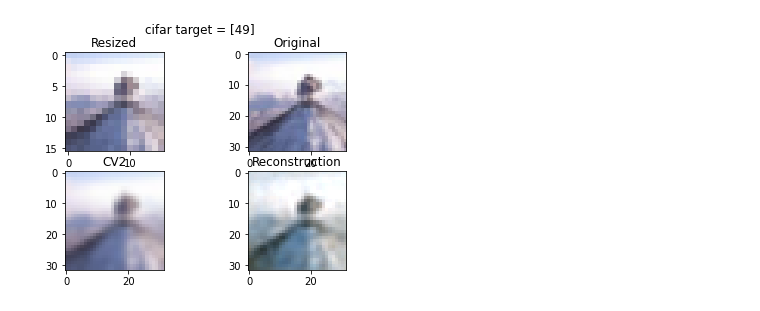
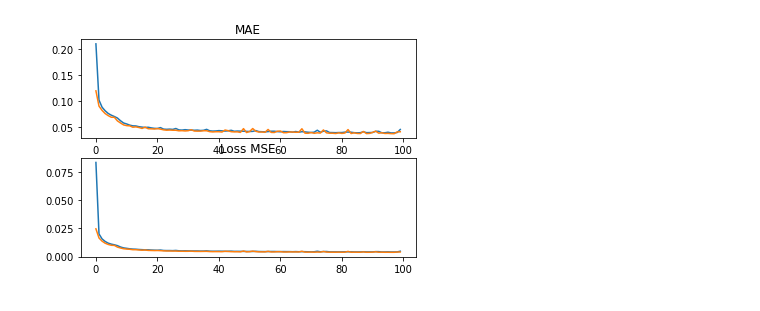
Before and after one commit to Tub1s/super-resolution-app, a Jupyter notebook: notebooks/ConvT.ipynb, the cells around one changed output. Saved outputs shown, nothing was run; the diff lists cells and outputs as text; code cells hidden in the pictures.

```diff
--- a/notebooks/ConvT.ipynb
+++ b/notebooks/ConvT.ipynb
@@ -9,4 +34,15 @@ import cv2
 # %%
+def plot_loss(history):
+    plt.subplot(2, 1, 1)
+    plt.title("MAE")
+    plt.plot(history.history['mean_absolute_error'])
+    plt.plot(history.history['val_mean_absolute_error'])
+    plt.subplot(2, 1, 2)
+    plt.title("Loss MSE")
+    plt.plot(history.history['loss'])
+    plt.plot(history.history['val_loss'])
+    plt.show()
+
 def upSampling():
   model = Sequential()
   model.add(Conv2D(32, (2, 2), activation='relu', kernel_initializer='he_uniform', padding='same', input_shape=dim))
@@ -32,38 +68,41 @@ def convT():
   model.add(Conv2D(8, kernel_size=(3, 3), activation='relu', kernel_initializer='he_normal'))
   model.add(Conv2DTranspose(8, kernel_size=(3,3), activation='relu', kernel_initializer='he_normal'))
   model.add(Conv2DTranspose(16, kernel_size=(3,3), activation='relu', kernel_initializer='he_normal'))
+  model.add(Conv2DTranspose(16, kernel_size=(3,3), activation='relu', kernel_initializer='he_normal'))
+  model.add(Conv2DTranspose(32, kernel_size=(2,2), strides=(2,2), activation='relu', kernel_initializer='he_normal'))
+  model.add(Conv2DTranspose(32, kernel_size=(2,2), strides=(2,2), activation='relu', kernel_initializer='he_normal'))
   model.add(Conv2DTranspose(32, kernel_size=(3,3), activation='relu', kernel_initializer='he_normal'))
-  model.add(Conv2DTranspose(32, kernel_size=(2,2), strides=(2,2), activation='relu', kernel_initializer='he_normal'))
   model.add(Conv2D(3, kernel_size=(3, 3), activation='linear', padding='same'))
   model.summary()
   return model
 # %%
 # Model configuration
-resize_value = 2
+resize_value = 4
 batch_size = 32
-no_epochs = 25
+no_epochs = 100
 validation_split = 0.2
 
 # Load Cifar dataset
-(input_train_orginal, target_train), (input_test_orginal, target_test) = cifar100.load_data()
-img_width, img_height, img_dim = input_train_orginal.shape[1], input_train_orginal.shape[2], input_train_orginal.shape[3]
+# (input_train_orginal, targinput_test_orginalet_train), (input_test_orginal, target_test) = cifar100.load_data()
+input_train_orginal, input_test_orginal = load_data(2000)
+img_height, img_width, img_dim = input_train_orginal.shape[1], input_train_orginal.shape[2], input_train_orginal.shape[3]
 
 # Resize data
-dim = (img_width//resize_value, img_height//resize_value, img_dim)
+dim = (img_height//resize_value, img_width//resize_value, img_dim)
 input_train = np.zeros((input_train_orginal.shape[0], dim[0], dim[1], dim[2]))
 for i in range(input_train.shape[0]):
-  input_train[i] = cv2.resize(input_train_orginal[i], dim[:2])
+  input_train[i] = cv2.resize(input_train_orginal[i], (dim[1], dim[0]))
 
 input_test = np.zeros((input_test_orginal.shape[0], dim[0], dim[1], dim[2]))
 for i in range(input_test.shape[0]):
-  input_test[i] = cv2.resize(input_test_orginal[i], dim[:2])
+  input_test[i] = cv2.resize(input_test_orginal[i], (dim[1], dim[0]))
 
 # Reshape data
 input_train = input_train.reshape(input_train.shape[0], dim[0], dim[1], dim[2])
 input_test = input_test.reshape(input_test.shape[0], dim[0], dim[1], dim[2])
 
-input_train_y = input_train_orginal.reshape(input_train_orginal.shape[0], img_width, img_height, dim[2])
-input_test_y = input_test_orginal.reshape(input_test_orginal.shape[0], img_width, img_height, dim[2])
+input_train_y = input_train_orginal.reshape(input_train_orginal.shape[0], img_height, img_width, dim[2])
+input_test_y = input_test_orginal.reshape(input_test_orginal.shape[0], img_height, img_width, dim[2])
 
 # Parse numbers as floats
 input_train = input_train.astype('float32')
@@ -85,41 +124,41 @@ model = convT()
 
 
 # Compile and fit data
-model.compile(optimizer='adam', loss='mean_squared_error')
-model.fit(input_train, input_train_y,
+model.compile(optimizer='adam', loss='mean_squared_error', metrics=['mean_absolute_error'])
+history = model.fit(input_train, input_train_y,
                 epochs=no_epochs,
                 batch_size=batch_size,
                 validation_split=validation_split)
+plot_loss(history)
 
-# Generate reconstructions
-num_reconstructions = 8
-samples = input_test[:num_reconstructions]
-samples_y = input_test_y[:num_reconstructions]
-targets = target_test[:num_reconstructions]
-reconstructions = model.predict(samples)
+model.save_weights("/content/gdrive/MyDrive/Colab Notebooks/model.h5")
 
-for i in np.arange(0, num_reconstructions):
-  # Get the sample and the reconstruction
-  sample = samples[i]
-  sample_y = samples_y[i]
-  reconstruction = reconstructions[i]
-  reconstruction_cv2 = cv2.resize(sample, (img_width, img_height))
-  input_class = targets[i]
-  # Matplotlib preparations
-  fig, axes = plt.subplots(1, 2)
-  # Plot sample and reconstruciton
-  plt.subplot(2, 2, 1)
-  plt.imshow(sample)
-  plt.title('Resized')
-  plt.subplot(2, 2, 2)
-  plt.imshow(sample_y)
-  plt.title('Original')
-  plt.subplot(2, 2, 3)
-  plt.imshow(reconstruction_cv2)
-  plt.title('CV2')
-  plt.subplot(2, 2, 4)
-  plt.imshow(reconstruction)
-  plt.title('Reconstruction')
-  plt.suptitle(f'cifar target = {input_class}')
-  plt.show()
+# # Generate reconstructions
+# num_reconstructions = 8
+# samples = input_test[:num_reconstructions]
+# samples_y = input_test_y[:num_reconstructions]
+# reconstructions = model.predict(samples)
+
+# for i in np.arange(0, num_reconstructions):
+#   # Get the sample and the reconstruction
+#   sample = samples[i]
+#   sample_y = samples_y[i]
+#   reconstruction = reconstructions[i]
+#   reconstruction_cv2 = cv2.resize(sample, (img_width, img_height))
+#   # Matplotlib preparations
+#   fig, axes = plt.subplots(1, 2)
+#   # Plot sample and reconstruciton
+#   plt.subplot(2, 2, 1)
+#   plt.imshow(sample)
+#   plt.title('Resized')
+#   plt.subplot(2, 2, 2)
+#   plt.imshow(sample_y)
+#   plt.title('Original')
+#   plt.subplot(2, 2, 3)
+#   plt.imshow(reconstruction_cv2)
+#   plt.title('CV2')
+#   plt.subplot(2, 2, 4)
+#   plt.imshow(reconstruction)
+#   plt.title('Reconstruction')
+#   plt.show()
 # %% [output]
@@ -144 +182 @@ Clipping input data to the valid range for imshow with RGB data ([0..1] for floa
-[figure, old version]
+[figure, new version]
```
Also changed, not shown: parts of 4 cells of this notebook.
